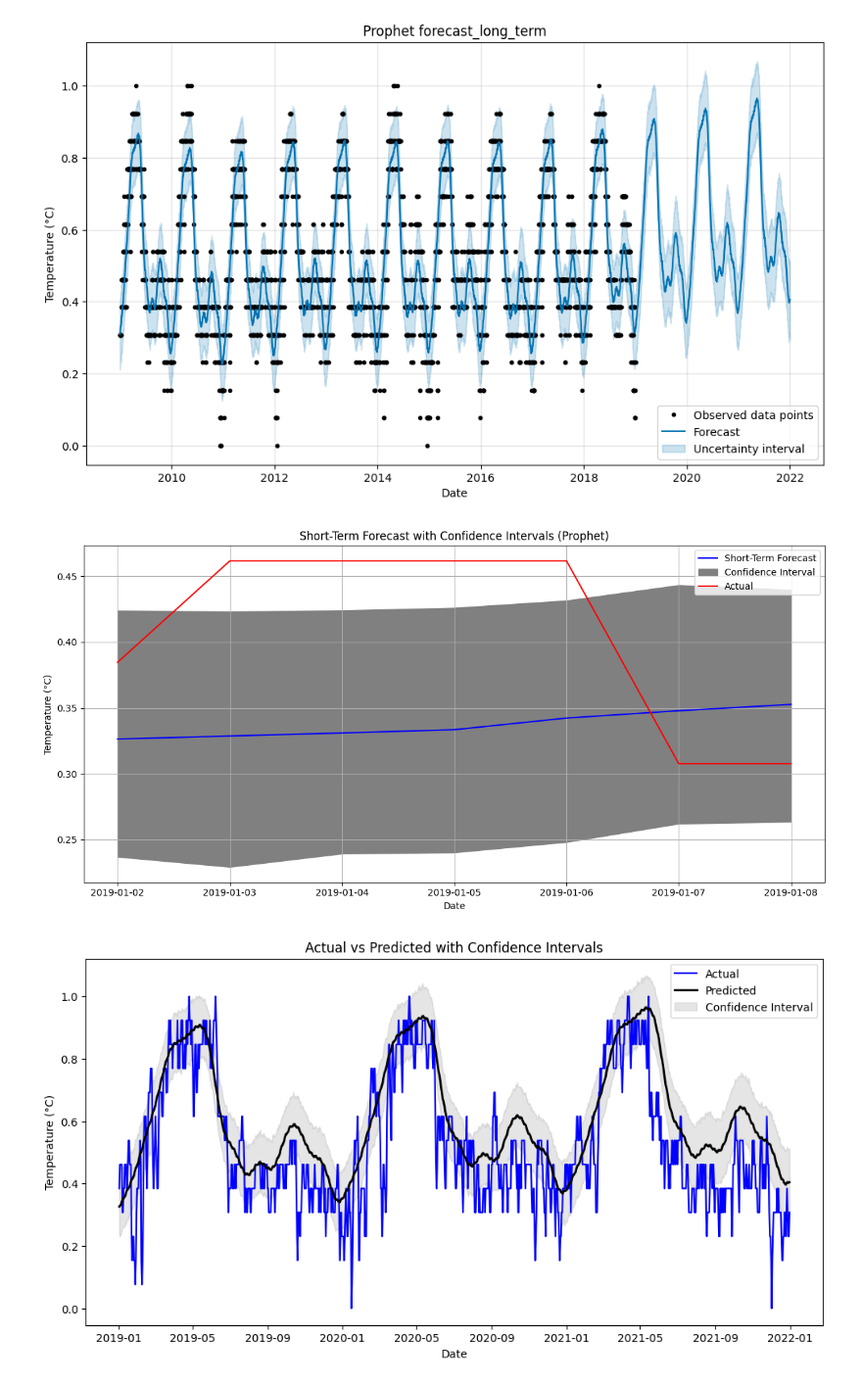
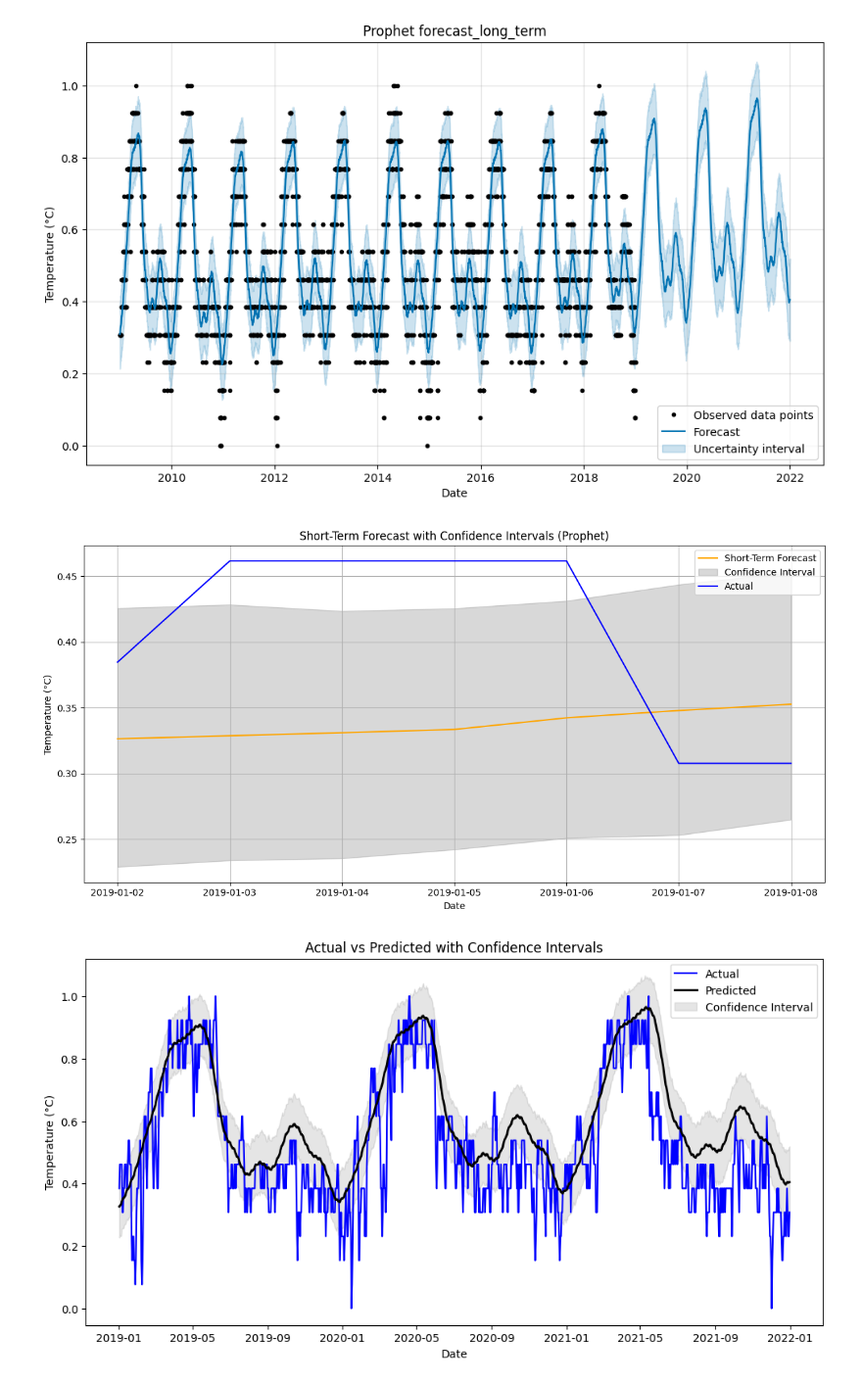
Before and after one commit to Bharathkumar1404/data-science-final-project, a Jupyter notebook: project.ipynb, the cells around one changed output. Shown at 98% size. Saved outputs shown, nothing was run; the diff lists cells and outputs as text; code cells hidden in the pictures.

```diff
--- a/project.ipynb
+++ b/project.ipynb
@@ -797,30 +787,41 @@ y_pred = forecast_short_term['yhat'][:forecast_pro_2].values # Predicted values
 #combining training and test data for visulization
 wf_prophet = pd.concat([wf_pro,wf_pro_test])
 # %%
+import matplotlib.pyplot as plt
 
-# Filter the forecasts for plotting
-short_forecast = forecast_short_term[-short_term_days:]  # Only the last 7 days for short-term
-#long_forecast = forecast_long_term[-long_term_days:]  # Only the last 365 days for long-term
+# Ensure short_forecast is for the next 7 days (short-term forecast)
+short_forecast = forecast_short_term.tail(7)  # Get the last 7 rows from forecast_short_term
 
-# Plot Short-Term Forecast
+# Merge with actual test data for the same period
+short_forecast_actual = short_forecast.merge(wf_pro_test.head(7), on='ds', how='left')
+
+# Plot the Short-Term Forecast with Confidence Intervals
 plt.figure(figsize=(12, 6))
-plt.plot(short_forecast['ds'], short_forecast['yhat'], label='Short-Term Forecast', color='blue')
+
+# Plot the forecasted values
+plt.plot(short_forecast['ds'], short_forecast['yhat'], label='Short-Term Forecast', color='orange')
+
+# Plot the confidence intervals
 plt.fill_between(
     short_forecast['ds'],
     short_forecast['yhat_lower'],
     short_forecast['yhat_upper'],
-    color='gray', label='Confidence Interval'
+    color='gray', alpha=0.3, label='Confidence Interval'
 )
-plt.plot(wf_pro_test['ds'][:short_term_days], wf_pro_test['y'][:short_term_days], label='Actual', color='red')
+
+# Plot the actual values
+plt.plot(short_forecast_actual['ds'], short_forecast_actual['y'], label='Actual', color='blue')
+
+# Add title and labels
 plt.title('Short-Term Forecast with Confidence Intervals (Prophet)')
 plt.xlabel('Date')
 plt.ylabel('Temperature (°C)')
 plt.legend()
 plt.grid()
 plt.tight_layout()
 plt.show()
 # %% [output]
-[figure, old version]
+[figure, new version]
 # %%
 # Merge actual test data with the forecasted values, including the cinfindence intervals
 forecast_actual = pd.merge(wf_pro_test, forecast_long_term[['ds', 'yhat', 'yhat_lower', 'yhat_upper']], on='ds', how='left')
```
Also changed, not shown: parts of 71 cells of this notebook.
